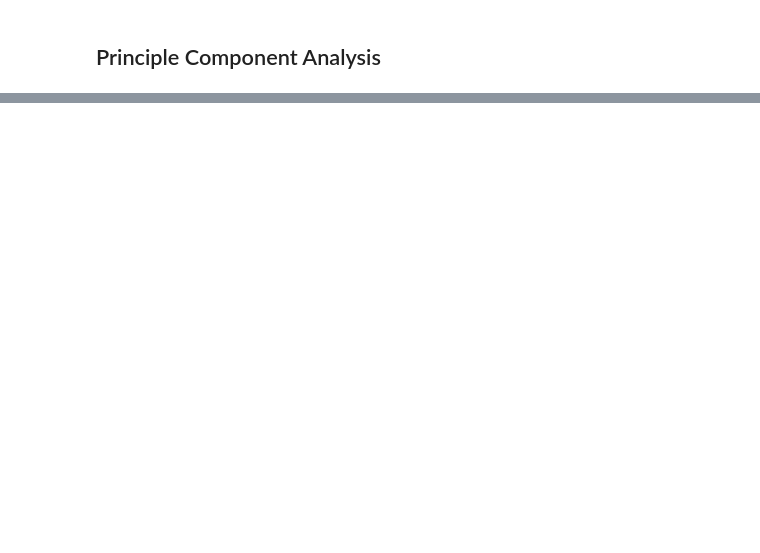
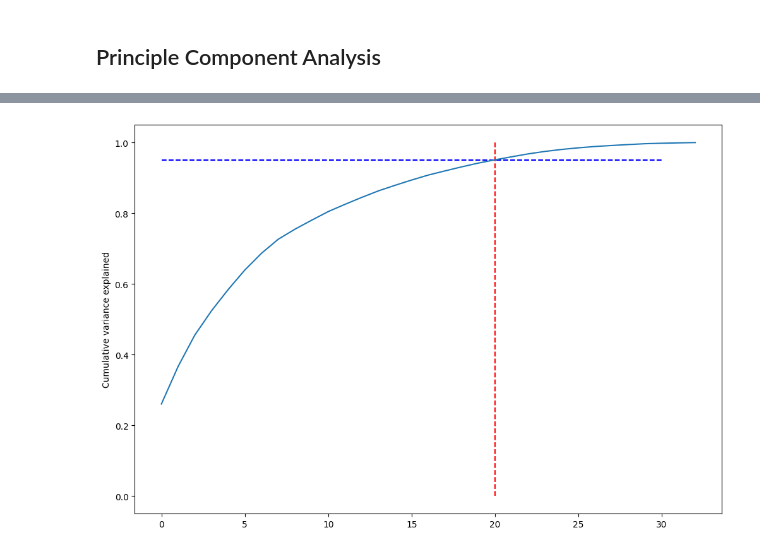
Before and after one commit to shagal-sajid/assignment_1123, a Jupyter notebook: telecom_churn_v2.ipynb, the cells around one changed output, grey strips where cells are left out. Cells and saved outputs as stored; diff of their text form; code cells hidden in the pictures; blank space fills up the shorter version.

```diff
--- a/telecom_churn_v2.ipynb
+++ b/telecom_churn_v2.ipynb
@@ -1013,0 +1133,14 @@ undersampled_y_train.shape
+# %%
+from sklearn.preprocessing import StandardScaler, RobustScaler
+col_scale = balanced_X_train.columns.to_list()
+col_scale.remove('HVC')
+
+scaler = RobustScaler()
+balanced_X_train[col_scale] = scaler.fit_transform(balanced_X_train[col_scale])
+X_test[col_scale] = scaler.fit_transform(X_test[col_scale])
+# %%
+%%time
+dt = DecisionTreeClassifier()
+grid_search3 = GridSearchCV(dt,params, cv=4, scoring='accuracy')
+grid_search3.fit(balanced_X_train, balanced_y_train)
+BuildModel(grid_search3.best_estimator_, balanced_X_train, balanced_y_train, X_test, y_test)
@@ -1071,0 +1178,4 @@ data10.shape
+# %%
+pca = PCA(random_state=36)
+# %%
+pca.fit(balanced_X_train)
@@ -1071,0 +1194,12 @@ data10.shape
+# %%
+var_cumu = np.cumsum(pca.explained_variance_ratio_)
+fig = plt.figure(figsize=[12,8])
+plt.vlines(x=20, ymax=1, ymin=0, colors="r", linestyles="--")
+# plt.vlines(x=15, ymax=1, ymin=0, colors="y", linestyles="--")
+plt.hlines(y=0.95, xmax=30, xmin=0, colors="b", linestyles="--")
+# plt.hlines(y=0.90, xmax=30, xmin=0, colors="g", linestyles="--")
+plt.plot(var_cumu)
+plt.ylabel("Cumulative variance explained")
+plt.show()
+# %% [output]
+[figure, added]
```
Also changed, not shown: parts of 45 cells of this notebook.
